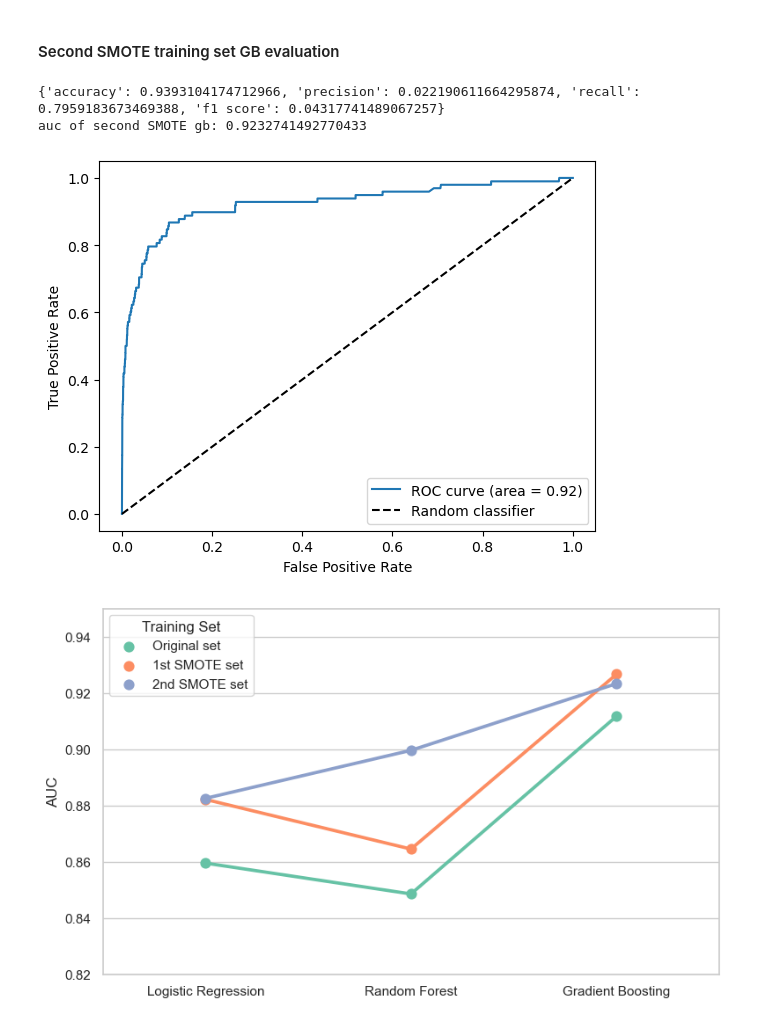
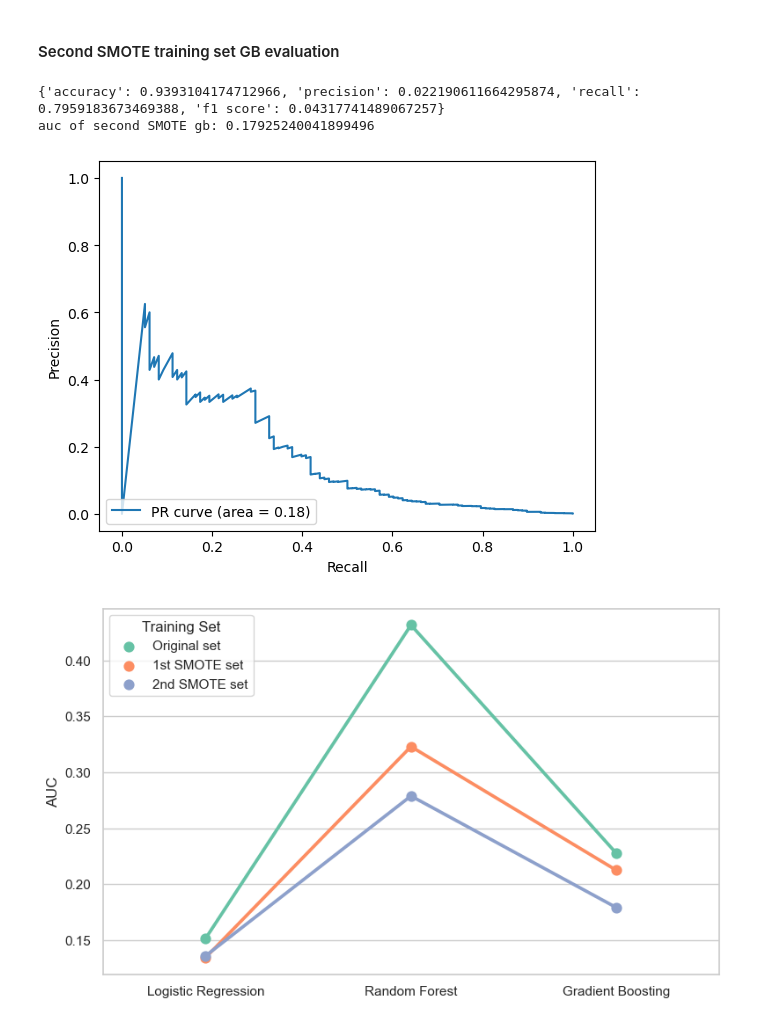
Before and after one commit to KyleDennis25/Credit-Card-Fraud-Detection, a Jupyter notebook: project.ipynb, the cells around one changed output. Drawn from its saved outputs; the diff is of its cells as text; code cells hidden in the pictures.

```diff
--- a/project.ipynb
+++ b/project.ipynb
@@ -194,10 +194,10 @@ y_pred_prob_rf3, y_pred_rf3 = train_and_predict(rf, X_train_scaled_sampled2, y_t
 # Get accuracy metrics
 rf_metrics3 = calculate_metrics(y_test, y_pred_rf3)
 print(rf_metrics3)
-rf_auc3 = roc_auc_score(y_test, y_pred_prob_rf3)
+rf_auc3 = average_precision_score(y_test, y_pred_prob_rf3)
 print('auc of second SMOTE rf: '+ str(rf_auc3))
 
 # Plot auc
-roc_plot(y_test, y_pred_prob_rf3, rf_auc3)
+auc_plot(y_test, y_pred_prob_rf3, rf_auc3)
 # %% [output]
 {'accuracy': 0.9926617745163442, 'precision': 0.11352657004830918, 'recall': 0.47959183673469385, 'f1 score': 0.18359374999999997}
@@ -217,7 +217,7 @@ y_pred_prob_gb, y_pred_gb = train_and_predict(gb, X_train_scaled, y_train, X_tes
 # Get accuracy metrics
 gb_metrics = calculate_metrics(y_test, y_pred_gb)
 print(gb_metrics)
-gb_auc = roc_auc_score(y_test, y_pred_prob_gb)
+gb_auc = average_precision_score(y_test, y_pred_prob_gb)
 print('auc of base gb: '+ str(gb_auc))
 
 # Get CV accuracy for rf
@@ -225,6 +225,6 @@ avg_gb_cv_accuracy = stratified_cv(gb, X_scaled, y, num_splits=5)
 print('Average Gradient Boosting CV Accuracy: ' + str(avg_gb_cv_accuracy))
 
 # Plot auc
-roc_plot(y_test, y_pred_prob_gb, gb_auc)
+auc_plot(y_test, y_pred_prob_gb, gb_auc)
 # %% [output]
 {'accuracy': 0.9982093325374811, 'precision': 0.46, 'recall': 0.23469387755102042, 'f1 score': 0.3108108108108108}
@@ -240,10 +240,10 @@ y_pred_prob_gb2, y_pred_gb2 = train_and_predict(gb, X_train_scaled_sampled, y_tr
 # Get accuracy metrics
 gb_metrics2 = calculate_metrics(y_test, y_pred_gb2)
 print(gb_metrics2)
-gb_auc2 = roc_auc_score(y_test, y_pred_prob_gb2)
+gb_auc2 = average_precision_score(y_test, y_pred_prob_gb2)
 print('auc of first SMOTE gb: '+ str(gb_auc2))
 
 # Plot auc
-roc_plot(y_test, y_pred_prob_gb2, gb_auc2)
+auc_plot(y_test, y_pred_prob_gb2, gb_auc2)
 # %% [output]
 {'accuracy': 0.9641866507496225, 'precision': 0.03362151777137368, 'recall': 0.7142857142857143, 'f1 score': 0.06422018348623854}
@@ -258,43 +258,42 @@ y_pred_prob_gb3, y_pred_gb3 = train_and_predict(gb, X_train_scaled_sampled2, y_t
 # Get accuracy metrics
 gb_metrics3 = calculate_metrics(y_test, y_pred_gb3)
 print(gb_metrics3)
-gb_auc3 = roc_auc_score(y_test, y_pred_prob_gb3)
+gb_auc3 = average_precision_score(y_test, y_pred_prob_gb3)
 print('auc of second SMOTE gb: '+ str(gb_auc3))
 
 # Plot aucwhi
-roc_plot(y_test, y_pred_prob_gb3, gb_auc3)
+auc_plot(y_test, y_pred_prob_gb3, gb_auc3)
 # %% [output]
 {'accuracy': 0.9393104174712966, 'precision': 0.022190611664295874, 'recall': 0.7959183673469388, 'f1 score': 0.04317741489067257}
-auc of second SMOTE gb: 0.9232741492770433
+auc of second SMOTE gb: 0.17925240041899496
-[figure, old version]
+[figure, new version]
 # %%
 # store auc values in an array,labeled with model type and corresponding training set
 models = ['Logistic Regression', 'Random Forest', 'Gradient Boosting']
 training_sets = ['Original set', '1st SMOTE set', '2nd SMOTE set']
 auc_values = np.array([
     [lr_auc, lr_auc2, lr_auc3],  # lr
     [rf_auc, rf_auc2, rf_auc3],  # rf
     [gb_auc, gb_auc2, gb_auc3]   # gb
 ])
 
 # Convert auc_values into a df
 plot_data = []
 for i, model in enumerate(models):
     for j, training_set in enumerate(training_sets):
         plot_data.append([model, training_set, auc_values[i, j]])
 plot_df = pd.DataFrame(plot_data, columns=['Model', 'Training Set', 'AUC'])
 
-
 # Create plot
 sns.set(style="whitegrid")
 plt.figure(figsize=(8, 5))
 sns.pointplot(data=plot_df, x="Model", y="AUC", hue="Training Set", palette="Set2")
-plt.ylim(0.82, 0.95)
+# plt.ylim(0.82, 0.95)
 plt.legend(title="Training Set", loc='upper left')
 plt.tight_layout()
 plt.xlabel("")
 # Save plot to computer
-plt.savefig("point_plot.png", dpi=400)
+plt.savefig("pr_auc_point_plot.png", dpi=300)
 plt.show()
 # %% [output]
-[figure, old version]
+[figure, new version]
```
Also changed, not shown: parts of 9 cells of this notebook.
